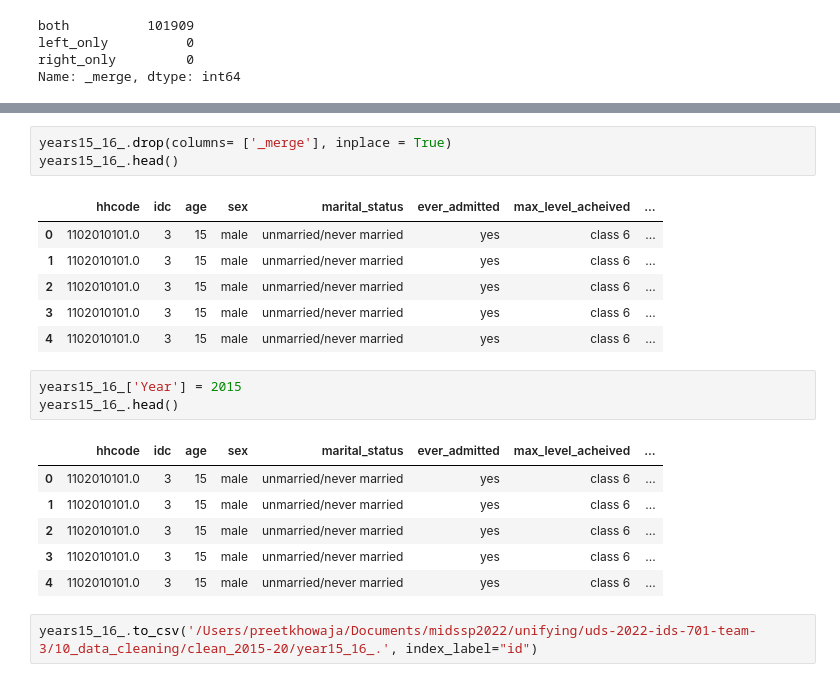
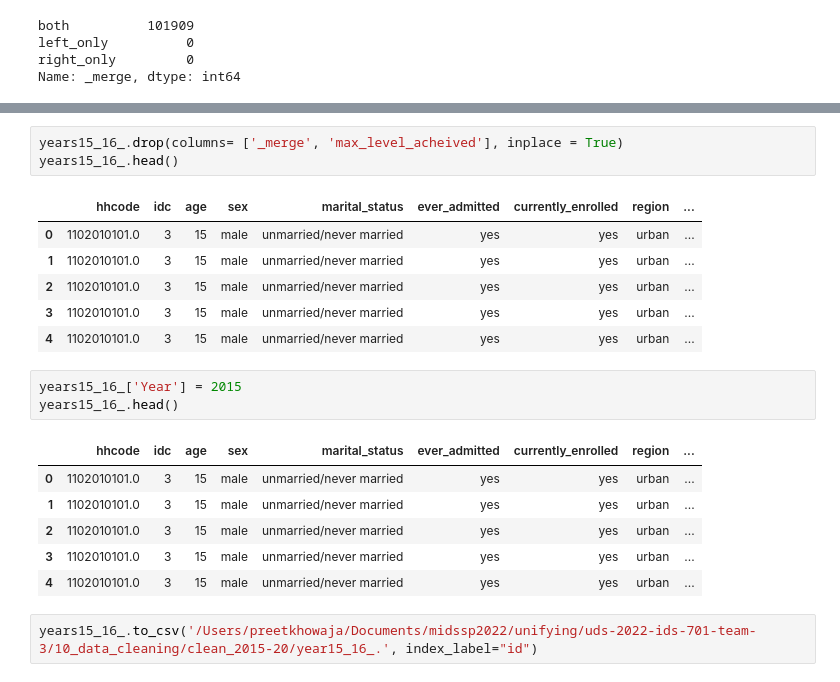
Before and after one commit to preetkhowaja/taliban_impact_pakistan, a Jupyter notebook: 10_data_cleaning/PSLM-1516.ipynb, the cells around one changed output, grey strips where cells are left out. Saved outputs shown, nothing was run; the diff lists cells and outputs as text.

```diff
--- a/10_data_cleaning/PSLM-1516.ipynb
+++ b/10_data_cleaning/PSLM-1516.ipynb
@@ -167,22 +167,22 @@ years15_16_.sample(15)
 # %%
-years15_16_.drop(columns= ['_merge'], inplace = True)
+years15_16_.drop(columns= ['_merge', 'max_level_acheived'], inplace = True)
 years15_16_.head()
 # %% [output]
-|  | hhcode | idc | age | sex | marital_status | ever_admitted | max_level_acheived | ... |
-| 0 | 1102010101.0 | 3 | 15 | male | unmarried/never married | yes | class 6 | ... |
-| 1 | 1102010101.0 | 3 | 15 | male | unmarried/never married | yes | class 6 | ... |
-| 2 | 1102010101.0 | 3 | 15 | male | unmarried/never married | yes | class 6 | ... |
-| 3 | 1102010101.0 | 3 | 15 | male | unmarried/never married | yes | class 6 | ... |
-| 4 | 1102010101.0 | 3 | 15 | male | unmarried/never married | yes | class 6 | ... |
+|  | hhcode | idc | age | sex | marital_status | ever_admitted | currently_enrolled | region | ... |
+| 0 | 1102010101.0 | 3 | 15 | male | unmarried/never married | yes | yes | urban | ... |
+| 1 | 1102010101.0 | 3 | 15 | male | unmarried/never married | yes | yes | urban | ... |
+| 2 | 1102010101.0 | 3 | 15 | male | unmarried/never married | yes | yes | urban | ... |
+| 3 | 1102010101.0 | 3 | 15 | male | unmarried/never married | yes | yes | urban | ... |
+| 4 | 1102010101.0 | 3 | 15 | male | unmarried/never married | yes | yes | urban | ... |
 # %%
 years15_16_['Year'] = 2015
 years15_16_.head()
 # %% [output]
-|  | hhcode | idc | age | sex | marital_status | ever_admitted | max_level_acheived | ... |
-| 0 | 1102010101.0 | 3 | 15 | male | unmarried/never married | yes | class 6 | ... |
-| 1 | 1102010101.0 | 3 | 15 | male | unmarried/never married | yes | class 6 | ... |
-| 2 | 1102010101.0 | 3 | 15 | male | unmarried/never married | yes | class 6 | ... |
-| 3 | 1102010101.0 | 3 | 15 | male | unmarried/never married | yes | class 6 | ... |
-| 4 | 1102010101.0 | 3 | 15 | male | unmarried/never married | yes | class 6 | ... |
+|  | hhcode | idc | age | sex | marital_status | ever_admitted | currently_enrolled | region | ... |
+| 0 | 1102010101.0 | 3 | 15 | male | unmarried/never married | yes | yes | urban | ... |
+| 1 | 1102010101.0 | 3 | 15 | male | unmarried/never married | yes | yes | urban | ... |
+| 2 | 1102010101.0 | 3 | 15 | male | unmarried/never married | yes | yes | urban | ... |
+| 3 | 1102010101.0 | 3 | 15 | male | unmarried/never married | yes | yes | urban | ... |
+| 4 | 1102010101.0 | 3 | 15 | male | unmarried/never married | yes | yes | urban | ... |
 # %%
 years15_16_.to_csv('/Users/preetkhowaja/Documents/midssp2022/unifying/uds-2022-ids-701-team-3/10_data_cleaning/clean_2015-20/year15_16_.', index_label="id")
```
Also changed, not shown: parts of 3 cells of this notebook, 8 other files.
